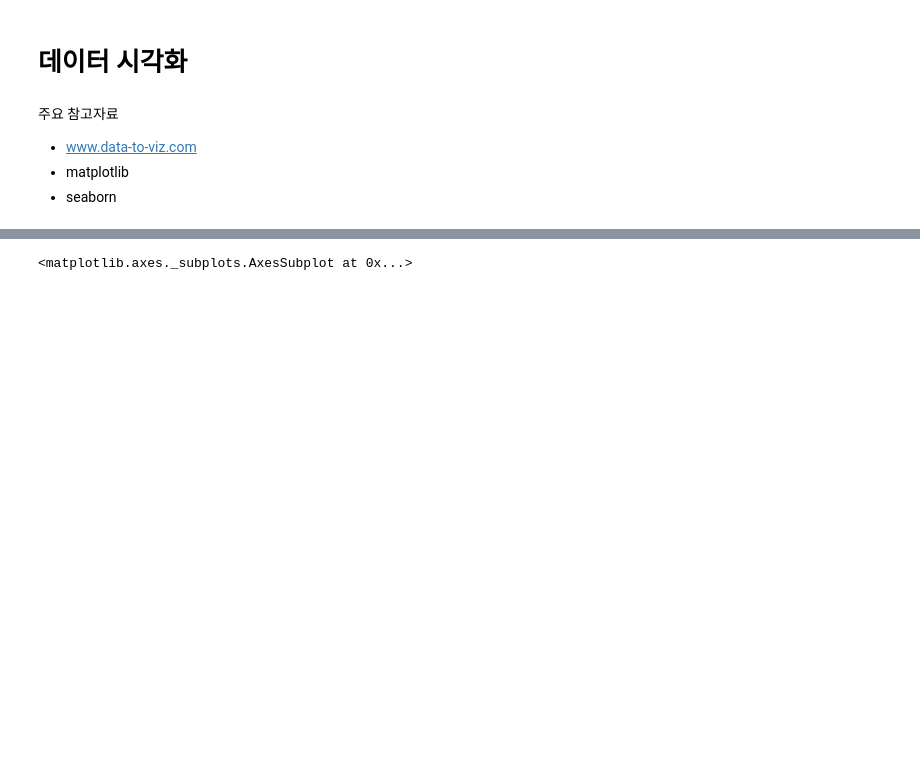
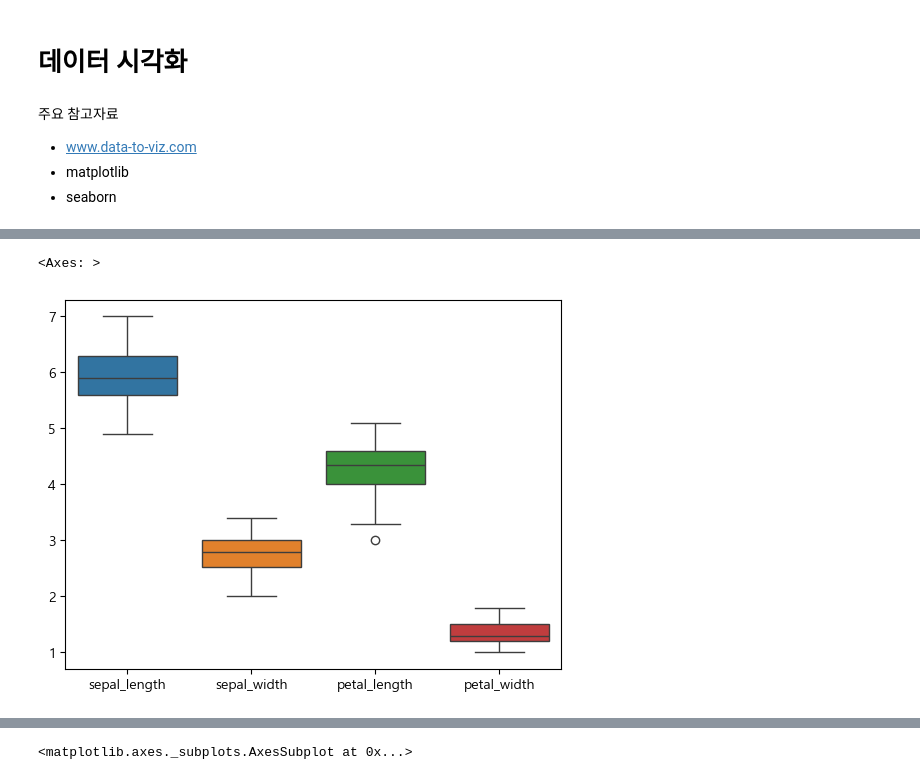
Before and after one commit to pookopook/AIchemist, a Jupyter notebook: ML_lecture/03_python_for_ML/day03.ipynb, the cells around one changed output, grey strips where cells are left out. Drawn from its saved outputs; the diff is of its cells as text; code cells hidden in the pictures; blank space fills up the shorter version.

```diff
--- a/ML_lecture/03_python_for_ML/day03.ipynb
+++ b/ML_lecture/03_python_for_ML/day03.ipynb
@@ -330,0 +446,6 @@ import matplotlib.pyplot as plt
+# %%
+setosa = df[df['species'] == 'versicolor']
+sns.boxplot(setosa)
+# %% [output]
+<Axes: >
+[figure, added]
```
Also changed, not shown: parts of 25 cells of this notebook, 3 other files.
